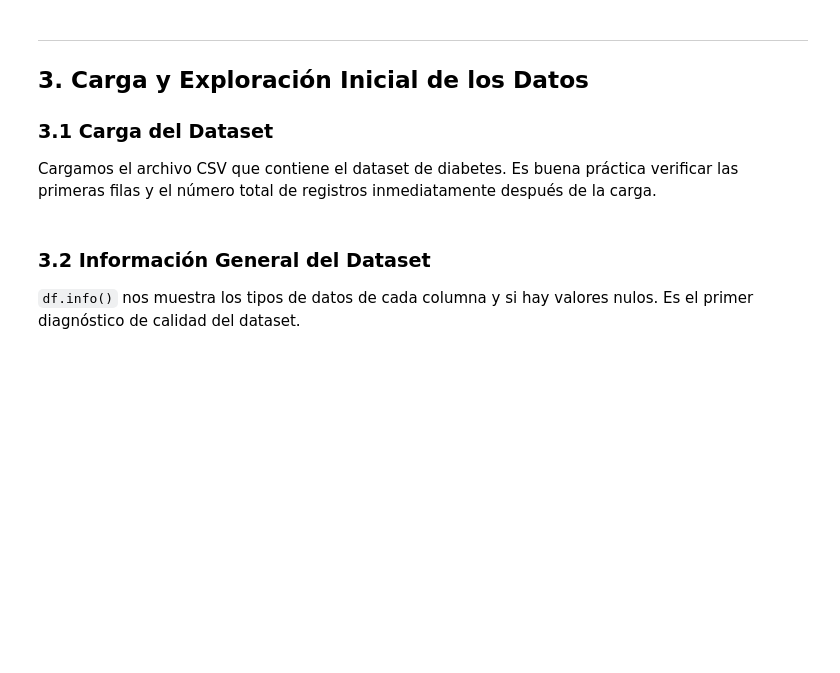
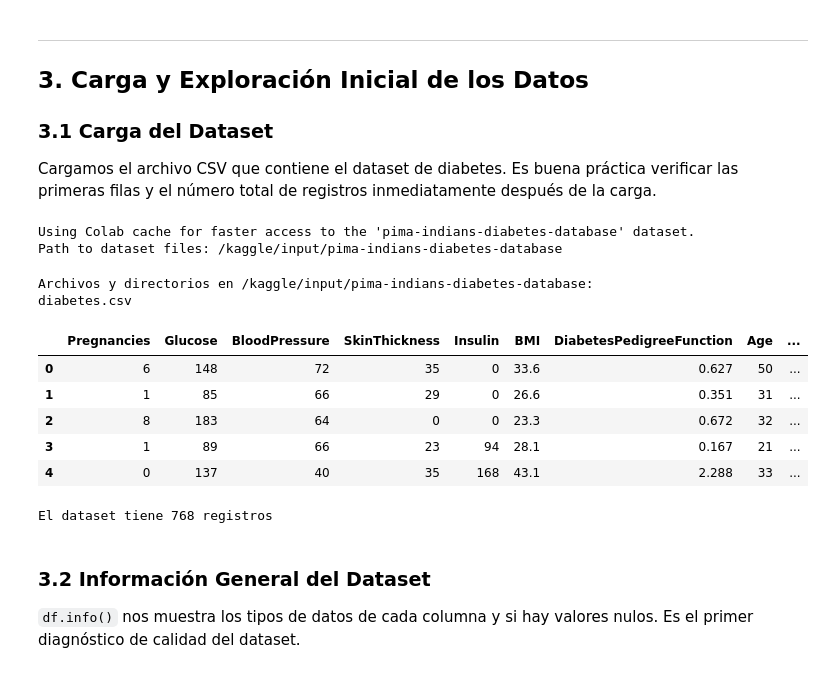
Before and after one commit to shekkosghub/notebooks, a Jupyter notebook: Prediccion_de_Diabetes_con_Arboles_de_Decision_y_Random_Forest.ipynb, the cells around one changed output. Cells and saved outputs as stored; diff of their text form; code cells hidden in the pictures; blank space fills up the shorter version.

Commit message:
Se creó con Colab

```diff
--- a/Prediccion_de_Diabetes_con_Arboles_de_Decision_y_Random_Forest.ipynb
+++ b/Prediccion_de_Diabetes_con_Arboles_de_Decision_y_Random_Forest.ipynb
@@ -76,15 +70,45 @@ semilla_aleatoria = 6789
 ### 3.1 Carga del Dataset
 
 Cargamos el archivo CSV que contiene el dataset de diabetes. Es buena práctica verificar las primeras filas y el número total de registros inmediatamente después de la carga.
+# %%
+import kagglehub
+
+# Download latest version
+path = kagglehub.dataset_download("uciml/pima-indians-diabetes-database")
+
+print("Path to dataset files:", path)
+# %% [output]
+Using Colab cache for faster access to the 'pima-indians-diabetes-database' dataset.
+Path to dataset files: /kaggle/input/pima-indians-diabetes-database
+# %%
+import os
+
+# Listar los archivos y directorios dentro de la ruta especificada
+files_in_path = os.listdir(path)
+
+print(f"Archivos y directorios en {path}:")
+for item in files_in_path:
+    print(item)
+# %% [output]
+Archivos y directorios en /kaggle/input/pima-indians-diabetes-database:
+diabetes.csv
 # %%
 # Cargamos el dataset desde el archivo CSV
-df_base = pd.read_csv("resources/pima-indians-diabetes.csv")
+df_base = pd.read_csv(path + "/diabetes.csv")
 
 # Mostramos las primeras 5 filas para una vista rápida de la estructura
 display(df_base.head(5))
 
 # Verificamos cuántos registros tiene el dataset
 print(f'El dataset tiene {df_base.shape[0]} registros')
+# %% [output]
+|  | Pregnancies | Glucose | BloodPressure | SkinThickness | Insulin | BMI | DiabetesPedigreeFunction | Age | ... |
+| 0 | 6 | 148 | 72 | 35 | 0 | 33.6 | 0.627 | 50 | ... |
+| 1 | 1 | 85 | 66 | 29 | 0 | 26.6 | 0.351 | 31 | ... |
+| 2 | 8 | 183 | 64 | 0 | 0 | 23.3 | 0.672 | 32 | ... |
+| 3 | 1 | 89 | 66 | 23 | 94 | 28.1 | 0.167 | 21 | ... |
+| 4 | 0 | 137 | 40 | 35 | 168 | 43.1 | 2.288 | 33 | ... |
+El dataset tiene 768 registros
 # %% [markdown]
 ### 3.2 Información General del Dataset
 
```
Also changed, not shown: parts of 32 cells of this notebook.
